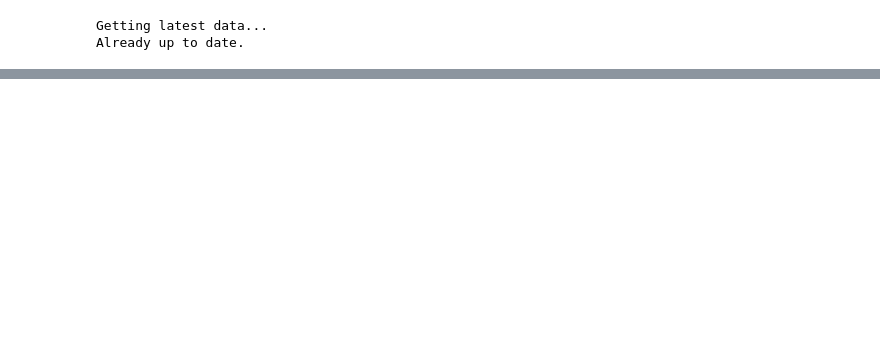
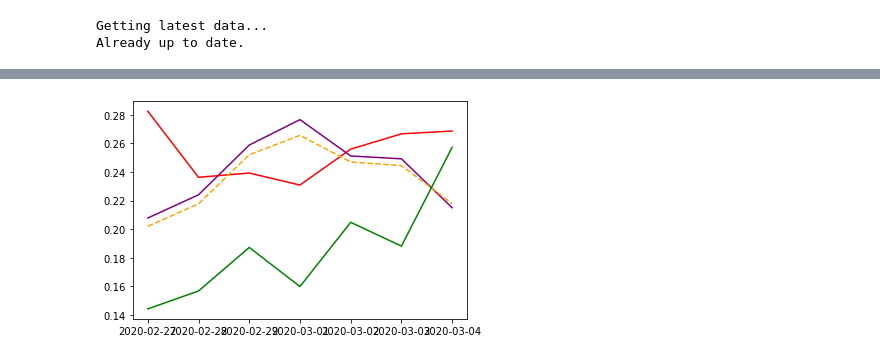
Before and after one commit to Addidy/coronavirus-analysis, a Jupyter notebook: src/World without China.ipynb, the cells around one changed output, grey strips where cells are left out. Drawn from its saved outputs; the diff is of its cells as text; code cells hidden in the pictures; blank space fills up the shorter version.

```diff
--- a/src/World without China.ipynb
+++ b/src/World without China.ipynb
@@ -40,0 +41,4 @@ world.graph_changes_pct(since_x_days_ago=7)
+# %%
+world.graph_changes_pct_avg(since_x_days_ago=7)
+# %% [output]
+[figure, added]
```
Also changed, not shown: parts of 5 cells of this notebook, 4 other files.
